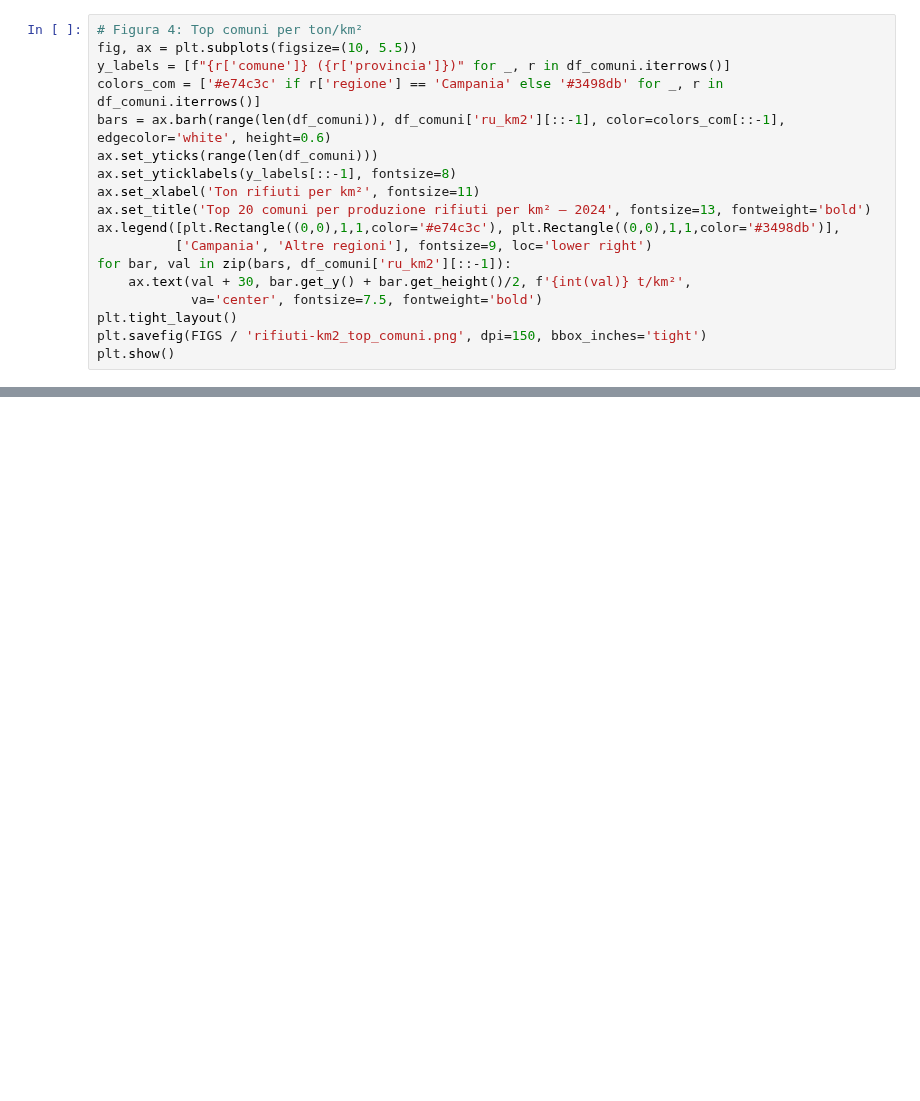
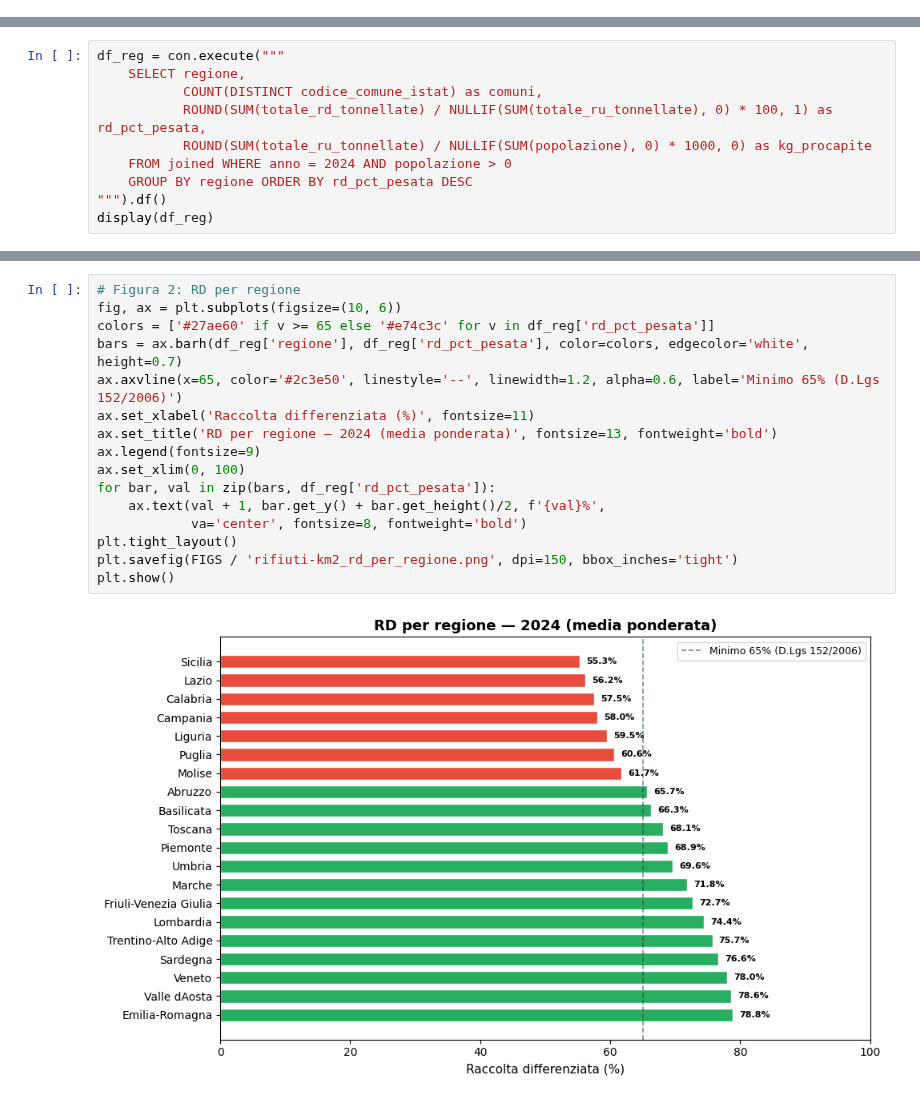
Before and after one commit to dataciviclab/dataciviclab, a Jupyter notebook: analisi/rifiuti-km2/notebooks/rifiuti-km2_v2.ipynb, the cells around one changed output, grey strips where cells are left out. Saved outputs shown, nothing was run; the diff lists cells and outputs as text; blank space fills up the shorter version.

Commit message:
rifiuti-km2: fix critici review - join Sardegna, metriche RD, classificazione, fatti

```diff
--- a/analisi/rifiuti-km2/notebooks/rifiuti-km2_v2.ipynb
+++ b/analisi/rifiuti-km2/notebooks/rifiuti-km2_v2.ipynb
@@ -191,18 +0,0 @@ display(df_comuni)
-# %%
-# Figura 4: Top comuni per ton/km²
-fig, ax = plt.subplots(figsize=(10, 5.5))
-y_labels = [f"{r['comune']} ({r['provincia']})" for _, r in df_comuni.iterrows()]
-colors_com = ['#e74c3c' if r['regione'] == 'Campania' else '#3498db' for _, r in df_comuni.iterrows()]
-bars = ax.barh(range(len(df_comuni)), df_comuni['ru_km2'][::-1], color=colors_com[::-1], edgecolor='white', height=0.6)
-ax.set_yticks(range(len(df_comuni)))
-ax.set_yticklabels(y_labels[::-1], fontsize=8)
-ax.set_xlabel('Ton rifiuti per km²', fontsize=11)
-ax.set_title('Top 20 comuni per produzione rifiuti per km² — 2024', fontsize=13, fontweight='bold')
-ax.legend([plt.Rectangle((0,0),1,1,color='#e74c3c'), plt.Rectangle((0,0),1,1,color='#3498db')],
-          ['Campania', 'Altre regioni'], fontsize=9, loc='lower right')
-for bar, val in zip(bars, df_comuni['ru_km2'][::-1]):
-    ax.text(val + 30, bar.get_y() + bar.get_height()/2, f'{int(val)} t/km²',
-            va='center', fontsize=7.5, fontweight='bold')
-plt.tight_layout()
-plt.savefig(FIGS / 'rifiuti-km2_top_comuni.png', dpi=150, bbox_inches='tight')
-plt.show()
@@ -320,0 +110,10 @@ Le figure in `figures/` sono referenziate dal README.
+# %%
+df_reg = con.execute("""
+    SELECT regione,
+           COUNT(DISTINCT codice_comune_istat) as comuni,
+           ROUND(SUM(totale_rd_tonnellate) / NULLIF(SUM(totale_ru_tonnellate), 0) * 100, 1) as rd_pct_pesata,
+           ROUND(SUM(totale_ru_tonnellate) / NULLIF(SUM(popolazione), 0) * 1000, 0) as kg_procapite
+    FROM joined WHERE anno = 2024 AND popolazione > 0
+    GROUP BY regione ORDER BY rd_pct_pesata DESC
+""").df()
+display(df_reg)
@@ -320,0 +138,18 @@ Le figure in `figures/` sono referenziate dal README.
+# %%
+# Figura 2: RD per regione
+fig, ax = plt.subplots(figsize=(10, 6))
+colors = ['#27ae60' if v >= 65 else '#e74c3c' for v in df_reg['rd_pct_pesata']]
+bars = ax.barh(df_reg['regione'], df_reg['rd_pct_pesata'], color=colors, edgecolor='white', height=0.7)
+ax.axvline(x=65, color='#2c3e50', linestyle='--', linewidth=1.2, alpha=0.6, label='Minimo 65% (D.Lgs 152/2006)')
+ax.set_xlabel('Raccolta differenziata (%)', fontsize=11)
+ax.set_title('RD per regione — 2024 (media ponderata)', fontsize=13, fontweight='bold')
+ax.legend(fontsize=9)
+ax.set_xlim(0, 100)
+for bar, val in zip(bars, df_reg['rd_pct_pesata']):
+    ax.text(val + 1, bar.get_y() + bar.get_height()/2, f'{val}%',
+            va='center', fontsize=8, fontweight='bold')
+plt.tight_layout()
+plt.savefig(FIGS / 'rifiuti-km2_rd_per_regione.png', dpi=150, bbox_inches='tight')
+plt.show()
+# %% [output]
+[figure, added]
```
Also changed, not shown: parts of 44 cells of this notebook, 6 other files.
